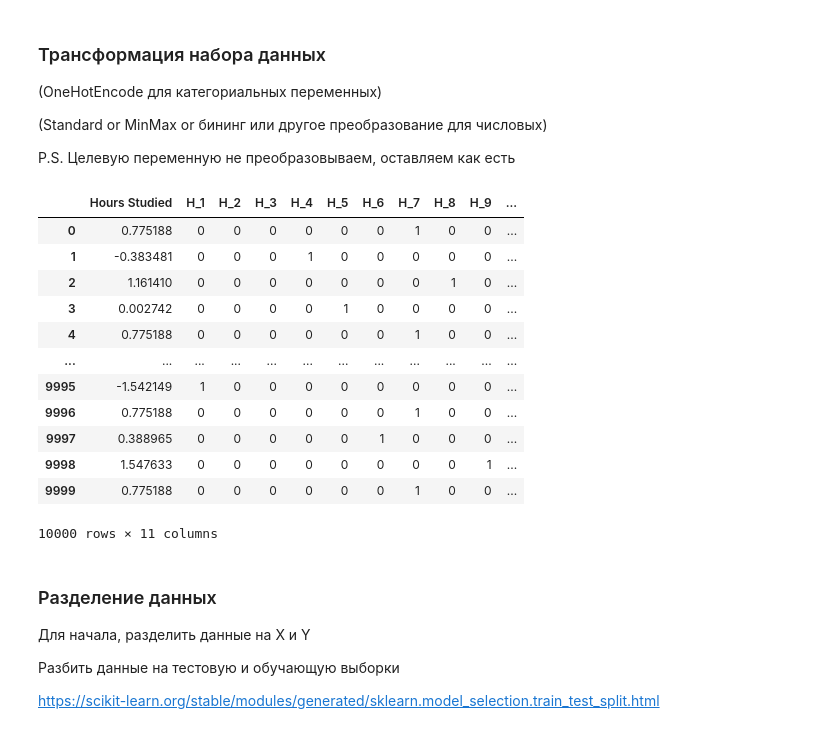
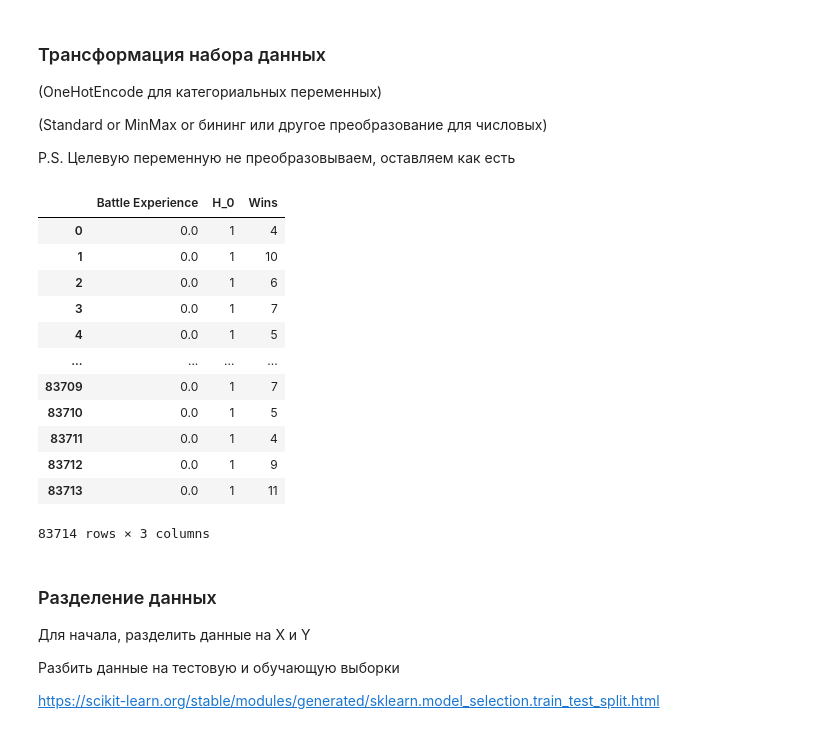
Before and after one commit to Natalys2003/Machine-learn, a Jupyter notebook: Задание_5.ipynb, the cells around one changed output. Drawn from its saved outputs; the diff is of its cells as text; code cells hidden in the pictures.

```diff
--- a/Задание_5.ipynb
+++ b/Задание_5.ipynb
@@ -14,10 +14,10 @@ import matplotlib.pyplot as plt
 from sklearn.model_selection import train_test_split
 
 import pandas as pd
-df = pd.read_csv("/content/Student_Performance.csv")
+df = pd.read_csv("/content/gladiator_data.csv")
 
 
-df['Extracurricular Activities'] = [1 if item == 'Yes' else 0 for item in df['Extracurricular Activities']]
+df['Battle Experience'] = [1 if item == 'Yes' else 0 for item in df['Battle Experience']]
 
 df
 df.info()
@@ -112,45 +110,47 @@ df2 = df[['Hours Studied', 'Previous Scores', 'Performance Index']]
+# %%
+df2 = df[['Battle Experience', 'Losses', 'Wins']]
 # %%
 import pandas as pd
 from sklearn.preprocessing import StandardScaler
 
 def transform_dataframe(df2):
     # Проверка на наличие необходимых столбцов
-    required_columns = ['Hours Studied', 'Previous Scores']
+    required_columns = ['Battle Experience', 'Losses']
     if not all(column in df.columns for column in required_columns):
         raise ValueError("DataFrame must contain the required columns.")
 
     # Создание копии DataFrame, чтобы не изменять исходный df
     df_transformed = df.copy()
 
     # Преобразование первых четырех признаков с помощью StandardScaler
     scaler = StandardScaler()
     scaled_features = scaler.fit_transform(df_transformed[required_columns[:-1]])
 
     # Преобразование 'ph_bins' с помощью pd.get_dummies
-    ph_bins_dummies = pd.get_dummies(df_transformed['Hours Studied'], prefix='H')
+    ph_bins_dummies = pd.get_dummies(df_transformed['Battle Experience'], prefix='H')
 
     # Объединение масштабированных признаков и dummy переменных
     df_transformed = pd.DataFrame(scaled_features, columns=required_columns[:-1])
     df_transformed = pd.concat([df_transformed, ph_bins_dummies], axis=1)
 
     return df_transformed
 
-df_research = transform_dataframe(df[['Hours Studied', 'Previous Scores']])
-pd.concat([df_research, df['Performance Index'], ], axis=1)
+df_research = transform_dataframe(df[['Battle Experience', 'Losses']])
+pd.concat([df_research, df['Wins'], ], axis=1)
 # %% [output]
-|  | Hours Studied | H_1 | H_2 | H_3 | H_4 | H_5 | H_6 | H_7 | H_8 | H_9 | ... |
-| 0 | 0.775188 | 0 | 0 | 0 | 0 | 0 | 0 | 1 | 0 | 0 | ... |
-| 1 | -0.383481 | 0 | 0 | 0 | 1 | 0 | 0 | 0 | 0 | 0 | ... |
-| 2 | 1.161410 | 0 | 0 | 0 | 0 | 0 | 0 | 0 | 1 | 0 | ... |
-| 3 | 0.002742 | 0 | 0 | 0 | 0 | 1 | 0 | 0 | 0 | 0 | ... |
-| 4 | 0.775188 | 0 | 0 | 0 | 0 | 0 | 0 | 1 | 0 | 0 | ... |
-| ... | ... | ... | ... | ... | ... | ... | ... | ... | ... | ... | ... |
-| 9995 | -1.542149 | 1 | 0 | 0 | 0 | 0 | 0 | 0 | 0 | 0 | ... |
-| 9996 | 0.775188 | 0 | 0 | 0 | 0 | 0 | 0 | 1 | 0 | 0 | ... |
-| 9997 | 0.388965 | 0 | 0 | 0 | 0 | 0 | 1 | 0 | 0 | 0 | ... |
-| 9998 | 1.547633 | 0 | 0 | 0 | 0 | 0 | 0 | 0 | 0 | 1 | ... |
-| 9999 | 0.775188 | 0 | 0 | 0 | 0 | 0 | 0 | 1 | 0 | 0 | ... |
+|  | Battle Experience | H_0 | Wins |
+| 0 | 0.0 | 1 | 4 |
+| 1 | 0.0 | 1 | 10 |
+| 2 | 0.0 | 1 | 6 |
+| 3 | 0.0 | 1 | 7 |
+| 4 | 0.0 | 1 | 5 |
+| ... | ... | ... | ... |
+| 83709 | 0.0 | 1 | 7 |
+| 83710 | 0.0 | 1 | 5 |
+| 83711 | 0.0 | 1 | 4 |
+| 83712 | 0.0 | 1 | 9 |
+| 83713 | 0.0 | 1 | 11 |
-10000 rows × 11 columns
+83714 rows × 3 columns
 # %% [markdown]
 ### Разделение данных
 
```
Also changed, not shown: parts of 16 cells of this notebook.
